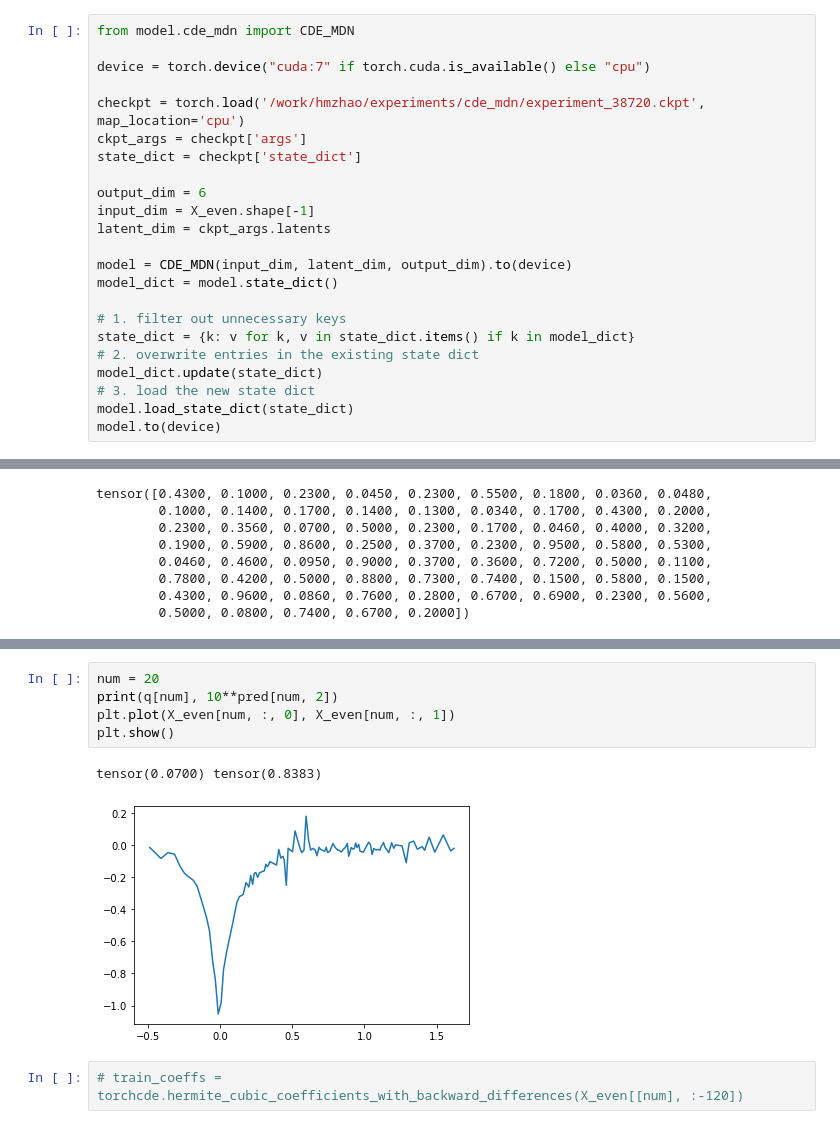
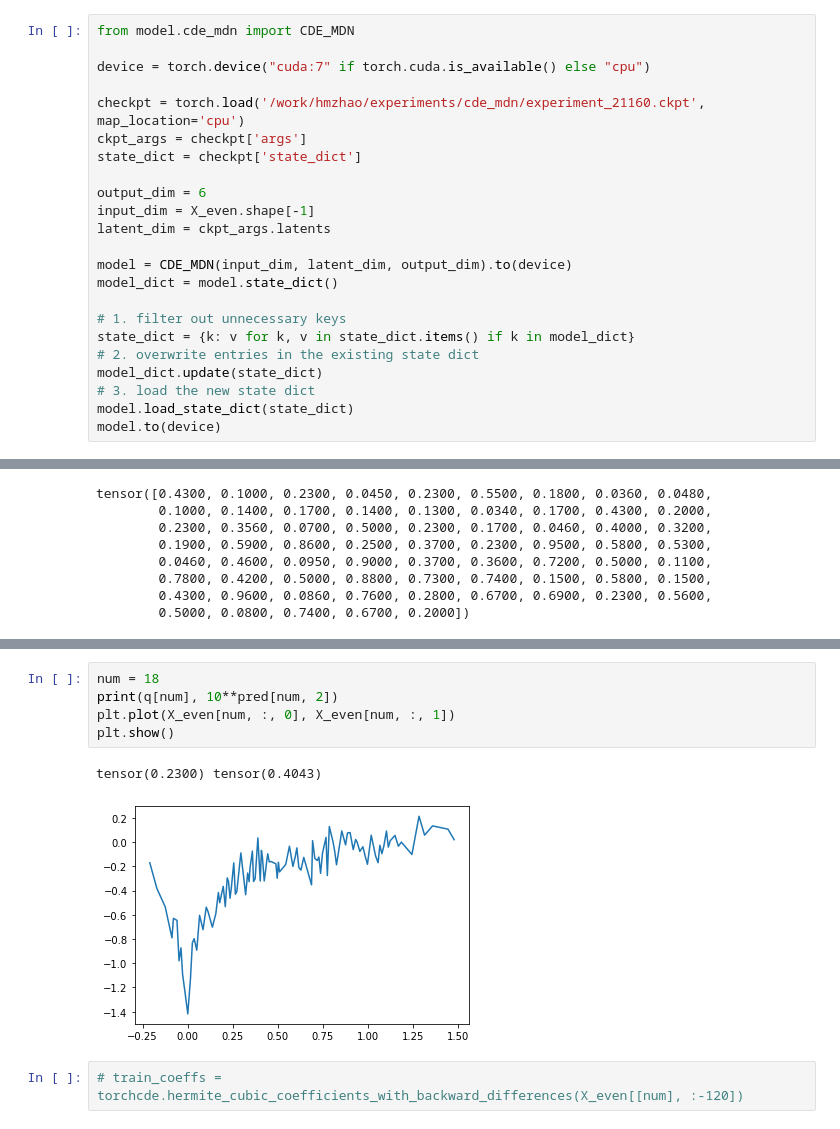
Before and after one commit to haimengzhao/magic-microlensing, a Jupyter notebook: KMT/KMT_reg.ipynb, the cells around one changed output, grey strips where cells are left out. Saved outputs shown, nothing was run; the diff lists cells and outputs as text.

```diff
--- a/KMT/KMT_reg.ipynb
+++ b/KMT/KMT_reg.ipynb
@@ -37,7 +37,7 @@ from model.cde_mdn import CDE_MDN
 
 device = torch.device("cuda:7" if torch.cuda.is_available() else "cpu")
 
-checkpt = torch.load('/work/hmzhao/experiments/cde_mdn/experiment_38720.ckpt', map_location='cpu')
+checkpt = torch.load('/work/hmzhao/experiments/cde_mdn/experiment_21160.ckpt', map_location='cpu')
 ckpt_args = checkpt['args']
 state_dict = checkpt['state_dict']
 
@@ -179,11 +179,11 @@ mse of log10q:  0.536281943321228
 # %%
-num = 20
+num = 18
 print(q[num], 10**pred[num, 2])
 plt.plot(X_even[num, :, 0], X_even[num, :, 1])
 plt.show()
 # %% [output]
-tensor(0.0700) tensor(0.8383)
+tensor(0.2300) tensor(0.4043)
-[figure, old version]
+[figure, new version]
 # %%
 # train_coeffs = torchcde.hermite_cubic_coefficients_with_backward_differences(X_even[[num], :-120])
 # %%
```
Also changed, not shown: parts of 9 cells of this notebook.
